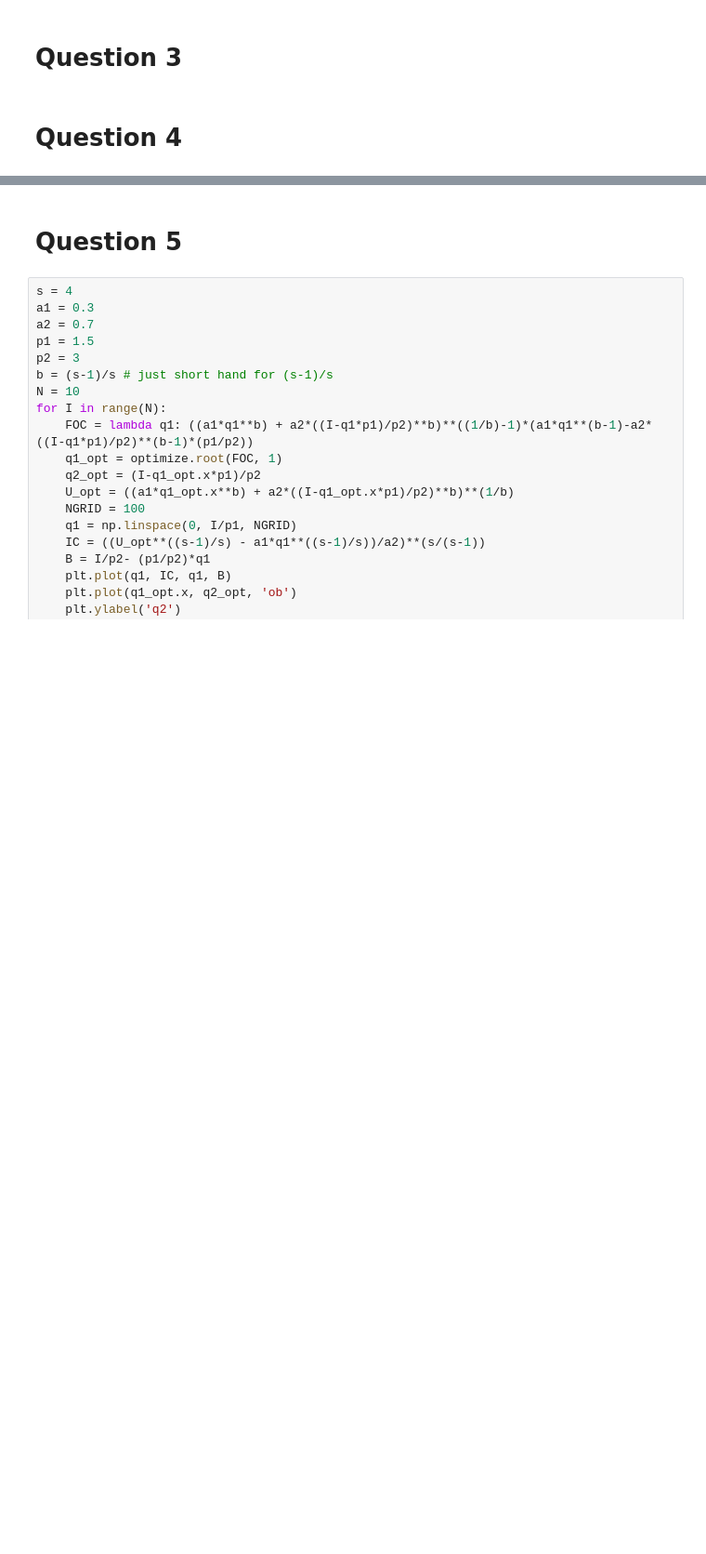
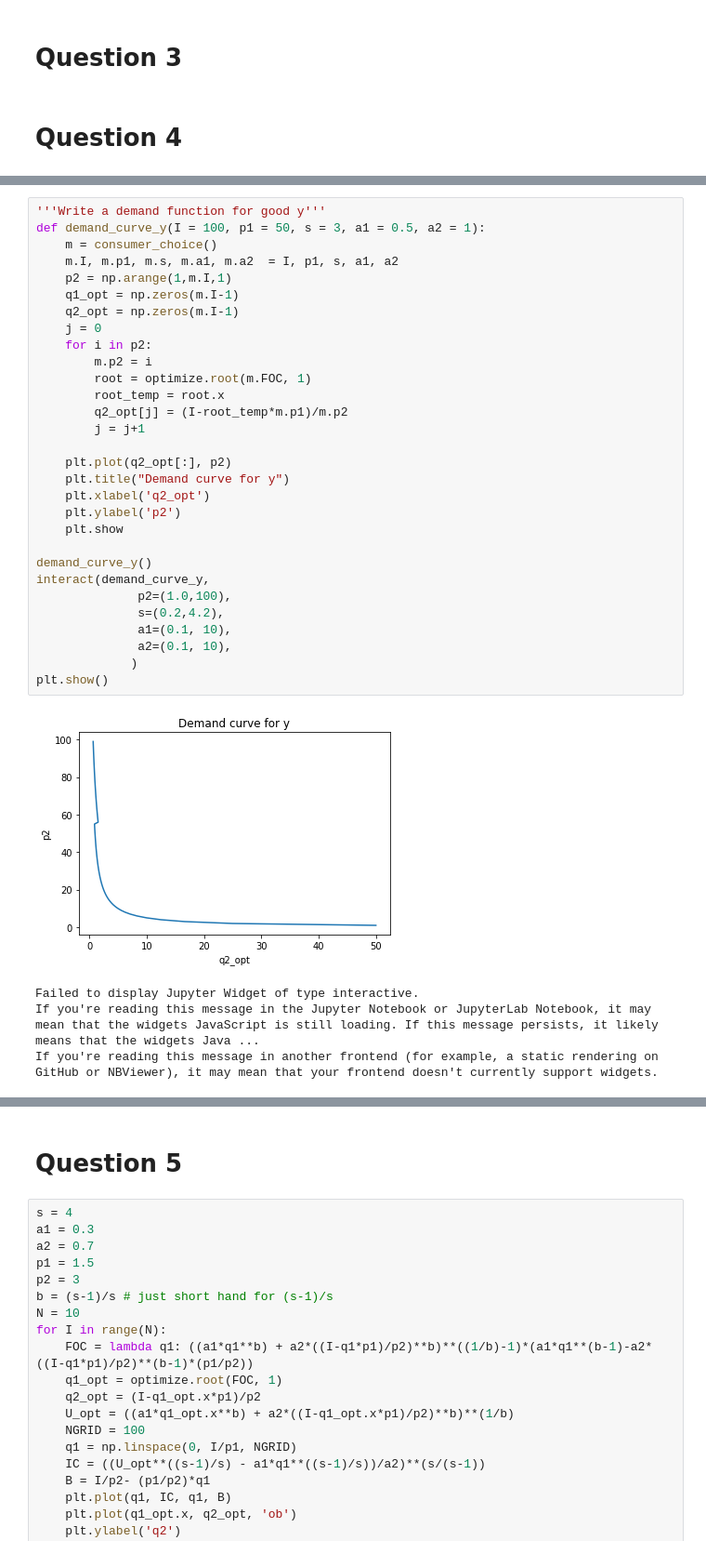
Before and after one commit to Poonpolkul/ECON8014-Midterm, a Jupyter notebook: topic1consumer_TsekiOb.ipynb, the cells around one changed output, grey strips where cells are left out. Shown at 93% size. Drawn from its saved outputs; the diff is of its cells as text; blank space fills up the shorter version.

```diff
--- a/topic1consumer_TsekiOb.ipynb
+++ b/topic1consumer_TsekiOb.ipynb
@@ -276,0 +322,35 @@ interactive(children=(FloatSlider(value=50000.049999999996, description='I', max
+# %%
+'''Write a demand function for good y'''
+def demand_curve_y(I = 100, p1 = 50, s = 3, a1 = 0.5, a2 = 1):
+    m = consumer_choice()
+    m.I, m.p1, m.s, m.a1, m.a2  = I, p1, s, a1, a2
+    p2 = np.arange(1,m.I,1)
+    q1_opt = np.zeros(m.I-1)
+    q2_opt = np.zeros(m.I-1)
+    j = 0
+    for i in p2:
+        m.p2 = i
+        root = optimize.root(m.FOC, 1)
+        root_temp = root.x
+        q2_opt[j] = (I-root_temp*m.p1)/m.p2
+        j = j+1
+
+    plt.plot(q2_opt[:], p2)
+    plt.title("Demand curve for y")
+    plt.xlabel('q2_opt')
+    plt.ylabel('p2')
+    plt.show
+
+demand_curve_y()
+interact(demand_curve_y,
+              p2=(1.0,100),
+              s=(0.2,4.2),
+              a1=(0.1, 10),
+              a2=(0.1, 10),
+             )
+plt.show()
+# %% [output]
+[figure, added]
+Failed to display Jupyter Widget of type interactive.
+If you're reading this message in the Jupyter Notebook or JupyterLab Notebook, it may mean that the widgets JavaScript is still loading. If this message persists, it likely means that the widgets Java ...
+If you're reading this message in another frontend (for example, a static rendering on GitHub or NBViewer), it may mean that your frontend doesn't currently support widgets.
```
Also changed, not shown: parts of 9 cells of this notebook.
